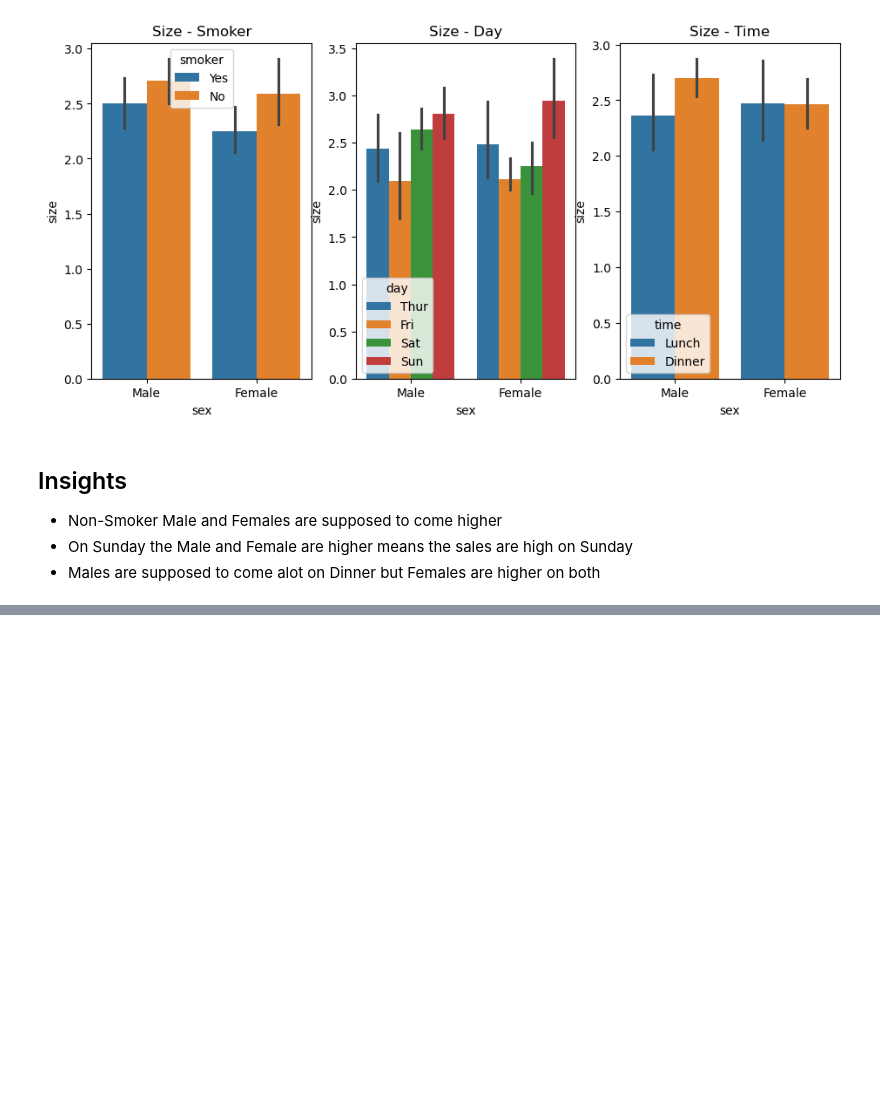
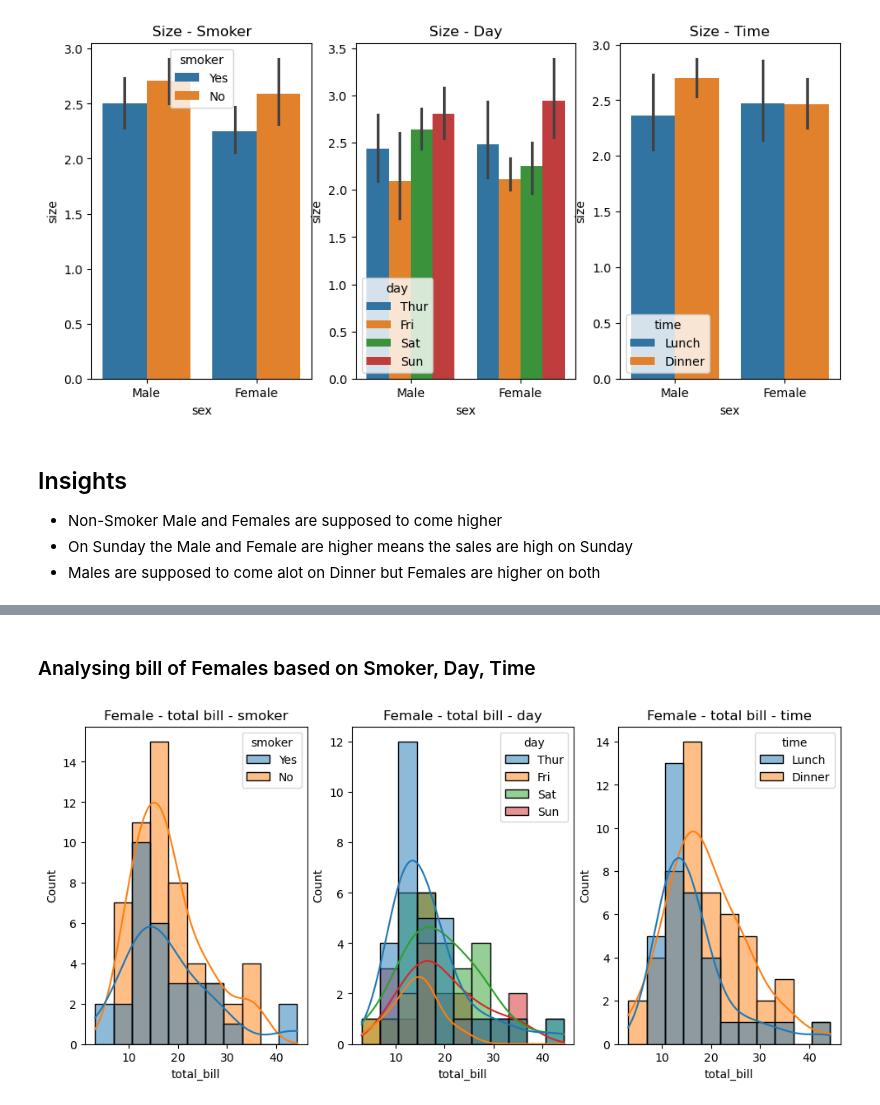
Before and after one commit to anonymous298/Exploratory_Data_Analysis, a Jupyter notebook: Notebooks/EDA_Tips_Dataset.ipynb, the cells around one changed output, grey strips where cells are left out. Drawn from its saved outputs; the diff is of its cells as text; code cells hidden in the pictures; blank space fills up the shorter version.

```diff
--- a/Notebooks/EDA_Tips_Dataset.ipynb
+++ b/Notebooks/EDA_Tips_Dataset.ipynb
@@ -198,0 +214,19 @@ df.head()
+# %% [markdown]
+### Analysing bill of Females based on Smoker, Day, Time
+# %%
+plt.figure(figsize=(16,5))
+
+plt.subplot(1,4,1)
+sns.histplot(data=df[df.sex == 'Female'], x='total_bill', kde=True, hue='smoker')
+plt.title('Female - total bill - smoker')
+
+plt.subplot(1,4,2)
+sns.histplot(data=df[df.sex == 'Female'], x='total_bill', kde=True, hue='day')
+plt.title('Female - total bill - day')
+
+plt.subplot(1,4,3)
+sns.histplot(data=df[df.sex == 'Female'], x='total_bill', kde=True, hue='time')
+plt.title('Female - total bill - time')
+plt.show()
+# %% [output]
+[figure, added]
```
Also changed, not shown: parts of 20 cells of this notebook.
